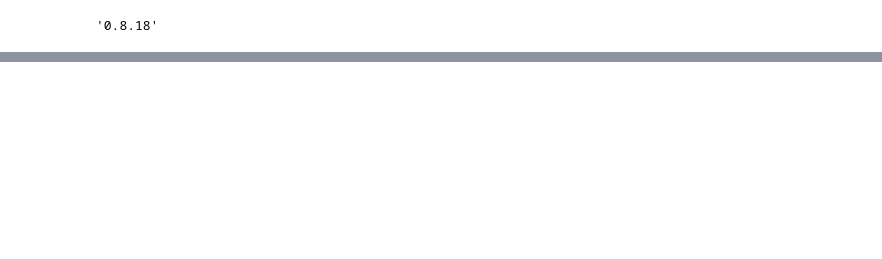
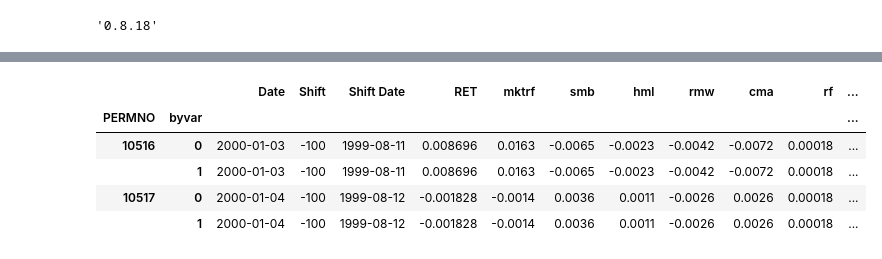
Before and after one commit to whoopnip/dero, a Jupyter notebook: Testing Scratchbook 2.ipynb, the cells around one changed output, grey strips where cells are left out. Saved outputs shown, nothing was run; the diff lists cells and outputs as text; code cells hidden in the pictures; blank space fills up the shorter version.

```diff
--- a/Testing Scratchbook 2.ipynb
+++ b/Testing Scratchbook 2.ipynb
@@ -110,0 +330,4 @@ result = crsp.pull_crsp(df_datetime, freq='d', get=['RET'],
+# %%
+reg_df, all_byvars = _get_reg_by_test_df(df_get_data, time=[0,2000], num_byvars=2)
+print(len(reg_df))
+%timeit orig_result = dero.data.reg_by(reg_df, 'RET', factors, all_byvars, merge=True)
@@ -111 +457,22 @@ result = crsp.pull_crsp(df_datetime, freq='d', get=['RET'],
+# %%
+X = np.array([
+    [1,2],
+    [4,5],
+    [6,7],
+    [10,15],
+    [1,1],
+    [2,4]
+])
+
+y = np.array([
+    1,
+    2,
+    3,
+    4,
+    5,
+    6
+])
+
+model = sm.OLS(y,X)
+result = model.fit()
 # %%
@@ -131,0 +518,9 @@ pd.DataFrame(data = [
+# %%
+result.groupby(all_byvars).first()
+# %% [output]
+|  |  | Date | Shift | Shift Date | RET | mktrf | smb | hml | rmw | cma | rf | ... |
+| PERMNO | byvar |  |  |  |  |  |  |  |  |  |  | ... |
+| 10516 | 0 | 2000-01-03 | -100 | 1999-08-11 | 0.008696 | 0.0163 | -0.0065 | -0.0023 | -0.0042 | -0.0072 | 0.00018 | ... |
+|  | 1 | 2000-01-03 | -100 | 1999-08-11 | 0.008696 | 0.0163 | -0.0065 | -0.0023 | -0.0042 | -0.0072 | 0.00018 | ... |
+| 10517 | 0 | 2000-01-04 | -100 | 1999-08-12 | -0.001828 | -0.0014 | 0.0036 | 0.0011 | -0.0026 | 0.0026 | 0.00018 | ... |
+|  | 1 | 2000-01-04 | -100 | 1999-08-12 | -0.001828 | -0.0014 | 0.0036 | 0.0011 | -0.0026 | 0.0026 | 0.00018 | ... |
```
Also changed, not shown: parts of 39 cells of this notebook, 1 other file.
